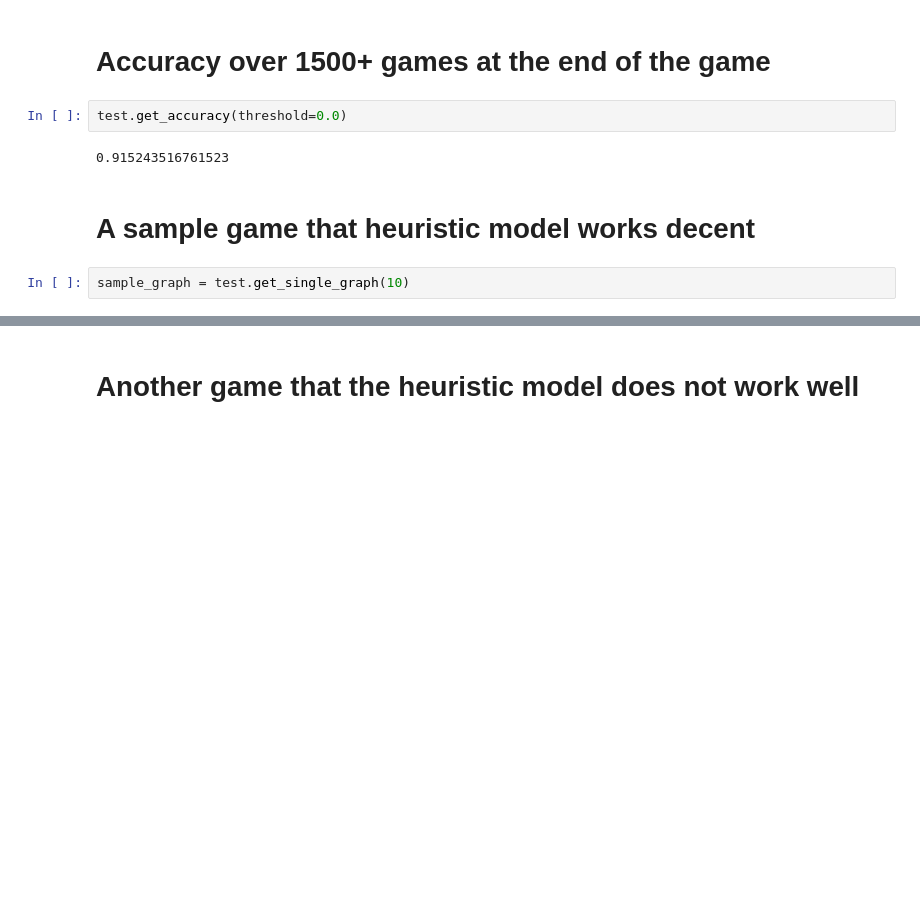
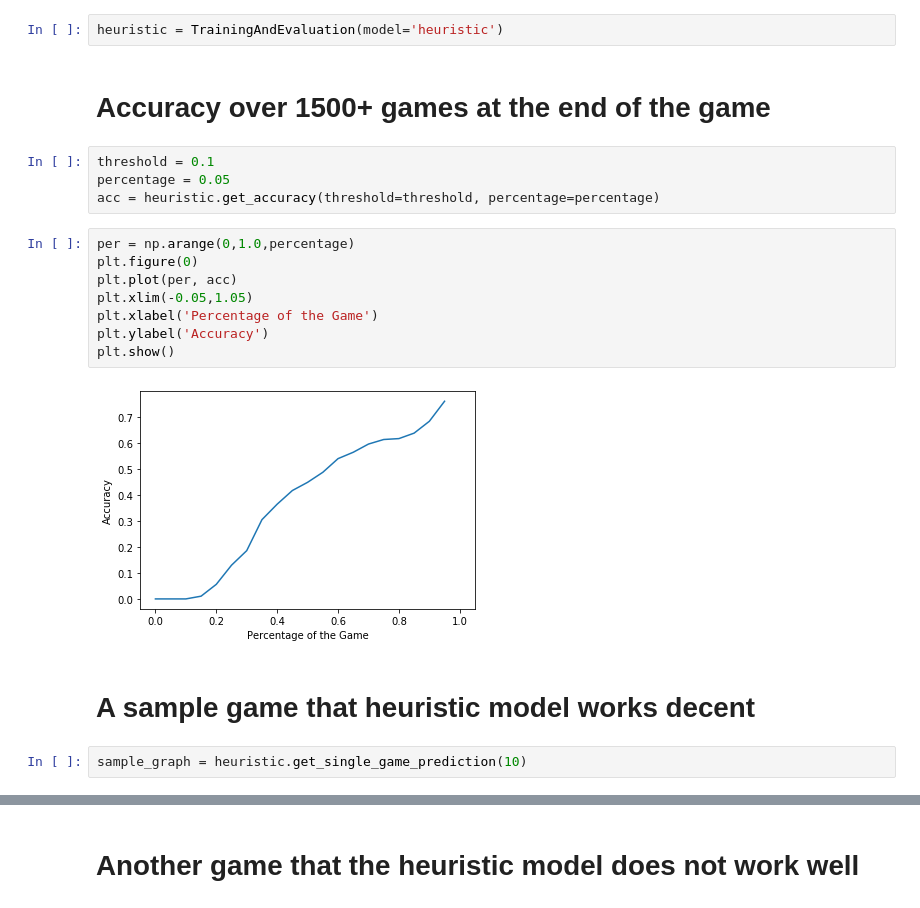
Before and after one commit to henryhao1991/Dota2-Win-Probability-Prediction, a Jupyter notebook: heuristic_result.ipynb, the cells around one changed output, grey strips where cells are left out. Cells and saved outputs as stored; diff of their text form; blank space fills up the shorter version.

Commit message:
Code structure changed. TBD:LSTM training class;wrap up hero2vec files

```diff
--- a/heuristic_result.ipynb
+++ b/heuristic_result.ipynb
@@ -10,13 +8,25 @@ test = heuristic_run()
+# %%
+heuristic = TrainingAndEvaluation(model='heuristic')
 # %% [markdown]
 # Accuracy over 1500+ games at the end of the game
-# %%
-test.get_accuracy(threshold=0.0)
-# %% [output]
-0.915243516761523
+# %%
+threshold = 0.1
+percentage = 0.05
+acc = heuristic.get_accuracy(threshold=threshold, percentage=percentage)
+# %%
+per = np.arange(0,1.0,percentage)
+plt.figure(0)
+plt.plot(per, acc)
+plt.xlim(-0.05,1.05)
+plt.xlabel('Percentage of the Game')
+plt.ylabel('Accuracy')
+plt.show()
+# %% [output]
+[figure, added]
 # %% [markdown]
 # A sample game that heuristic model works decent
 # %%
-sample_graph = test.get_single_graph(10)
+sample_graph = heuristic.get_single_game_prediction(10)
 # %%
 time_stamp = 0.5*np.arange(len(sample_graph))
 
```
Also changed, not shown: parts of 5 cells of this notebook, 3 other files.
